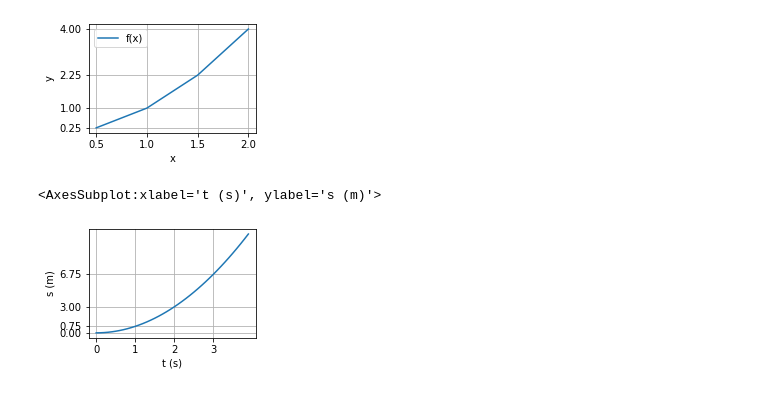
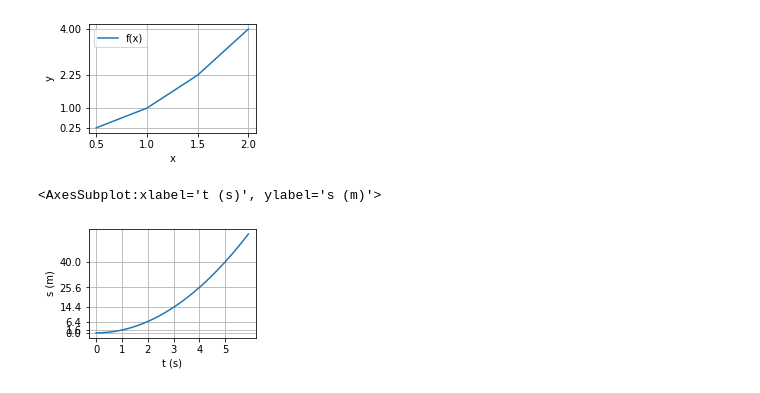
Before and after one commit to dennyb87/phoenomena, a Jupyter notebook: 3_forze_e_moto/esercizi/notebook.ipynb, the cells around one changed output. Drawn from its saved outputs; the diff is of its cells as text; code cells hidden in the pictures.

```diff
--- a/3_forze_e_moto/esercizi/notebook.ipynb
+++ b/3_forze_e_moto/esercizi/notebook.ipynb
@@ -200,13 +200,12 @@ df.plot.line(grid=True, xticks=df.index, yticks=df["f(x)"], xlabel="x", ylabel="
 <AxesSubplot:xlabel='x', ylabel='y'>
 [figure]
 # %%
-a = 1.5 # m/s^2
-seconds = [t/10 for t in range(40)]
+a = 3.2 # m/s^2
+seconds = [t/10 for t in range(60)]
 distance = [a/2*t**2 for t in seconds]
-
 df = pd.DataFrame({"s": distance}, index=seconds)
 subdf = df[df.index * 10 % 10 == 0]
 df.plot.line(grid=True, xticks=subdf.index, yticks=subdf.s, xlabel="t (s)", ylabel="s (m)", figsize=[3, 2], legend=False)
 # %% [output]
 <AxesSubplot:xlabel='t (s)', ylabel='s (m)'>
-[figure, old version]
+[figure, new version]
```
Also changed, not shown: parts of 2 cells of this notebook, 1 other file.
